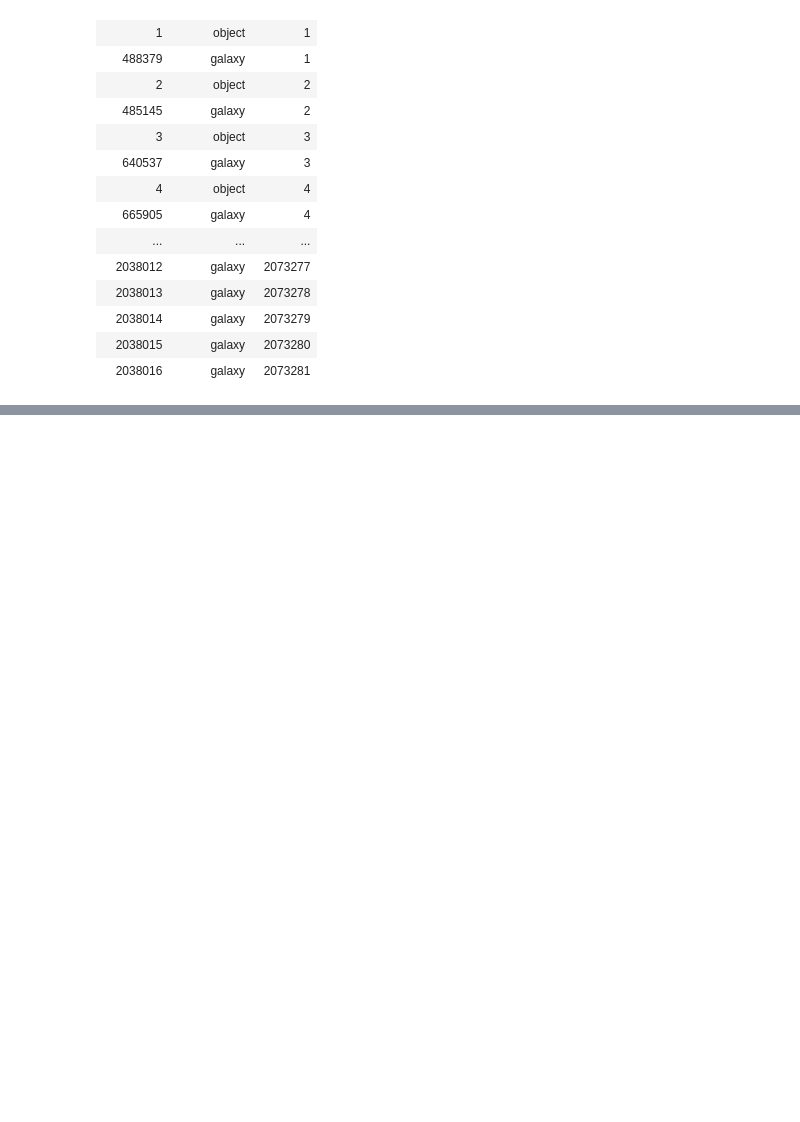
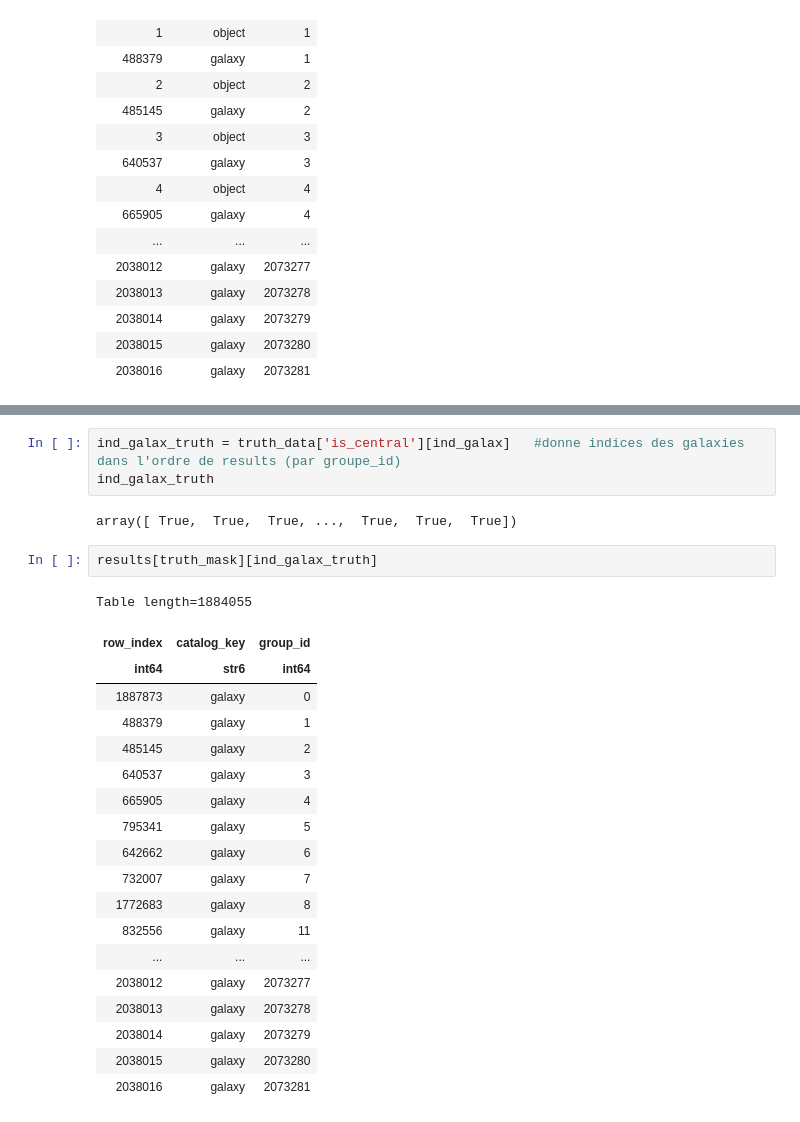
Before and after one commit to GabrielFrugier/stage_LSST, a Jupyter notebook: nt_nobs_system.ipynb, the cells around one changed output, grey strips where cells are left out. Saved outputs shown, nothing was run; the diff lists cells and outputs as text; blank space fills up the shorter version.

```diff
--- a/nt_nobs_system.ipynb
+++ b/nt_nobs_system.ipynb
@@ -270,0 +230,27 @@ hist2
+# %%
+ind_galax_truth = truth_data['is_central'][ind_galax]   #donne indices des galaxies dans l'ordre de results (par groupe_id)
+ind_galax_truth
+# %% [output]
+array([ True,  True,  True, ...,  True,  True,  True])
+# %%
+results[truth_mask][ind_galax_truth]
+# %% [output]
+Table length=1884055
+| row_index | catalog_key | group_id |
+| int64 | str6 | int64 |
+| 1887873 | galaxy | 0 |
+| 488379 | galaxy | 1 |
+| 485145 | galaxy | 2 |
+| 640537 | galaxy | 3 |
+| 665905 | galaxy | 4 |
+| 795341 | galaxy | 5 |
+| 642662 | galaxy | 6 |
+| 732007 | galaxy | 7 |
+| 1772683 | galaxy | 8 |
+| 832556 | galaxy | 11 |
+| ... | ... | ... |
+| 2038012 | galaxy | 2073277 |
+| 2038013 | galaxy | 2073278 |
+| 2038014 | galaxy | 2073279 |
+| 2038015 | galaxy | 2073280 |
+| 2038016 | galaxy | 2073281 |
```
Also changed, not shown: parts of 35 cells of this notebook.
